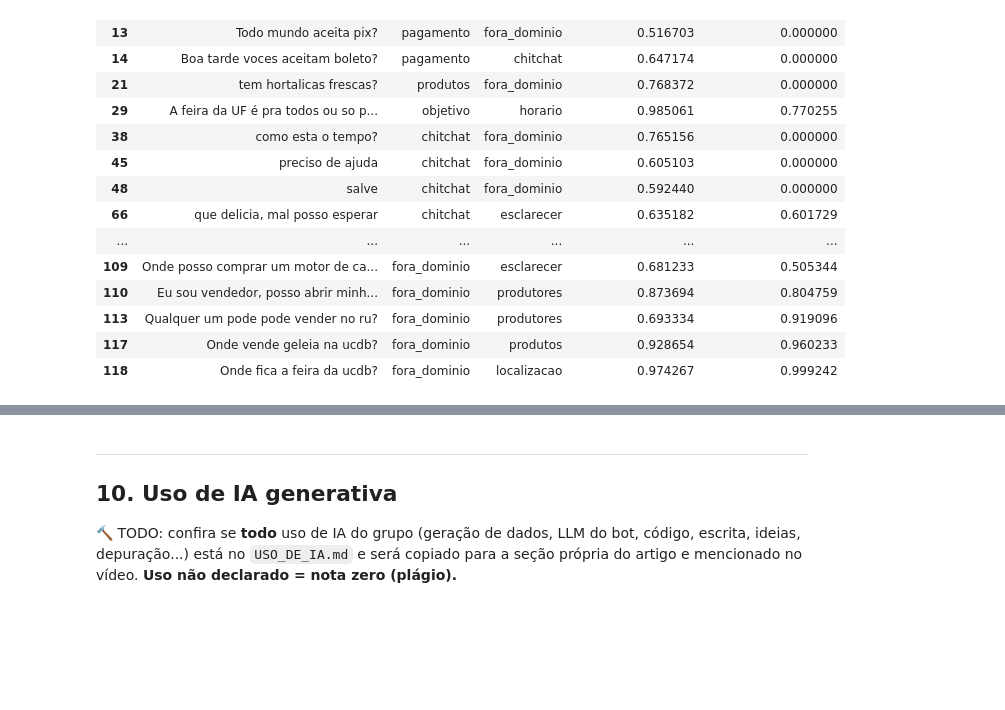
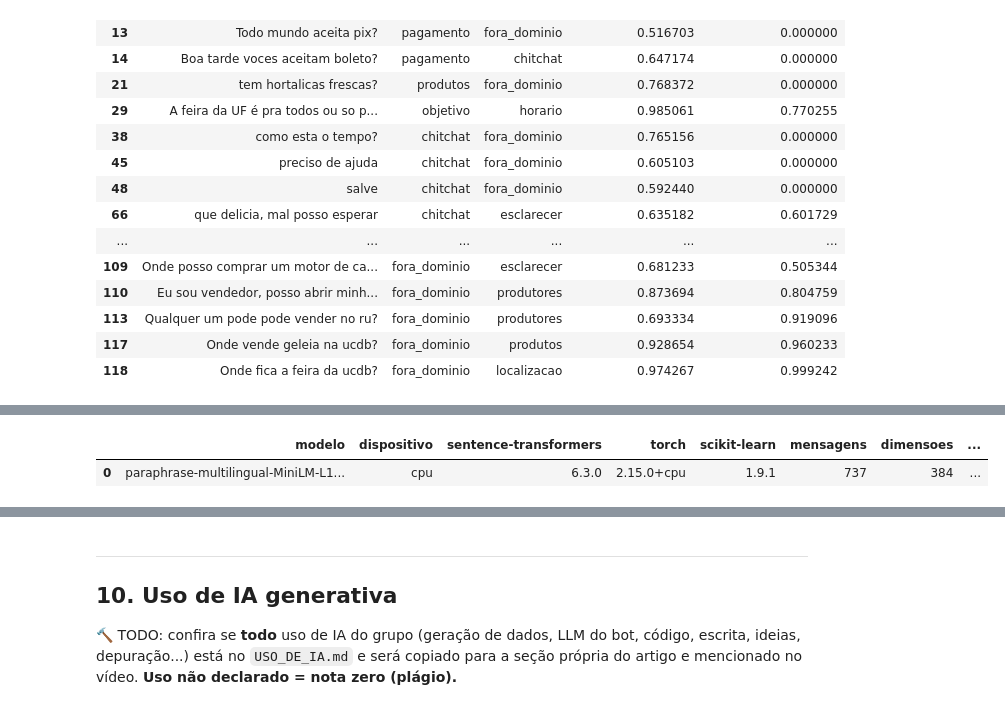
Before and after one commit to AbelardoOk/Chatbot-mercado-escola, a Jupyter notebook: notebooks/01_trabalho_grupo.ipynb, the cells around one changed output, grey strips where cells are left out. Cells and saved outputs as stored; diff of their text form; code cells hidden in the pictures; blank space fills up the shorter version.

```diff
--- a/notebooks/01_trabalho_grupo.ipynb
+++ b/notebooks/01_trabalho_grupo.ipynb
@@ -622,0 +648,48 @@ dtype: float64
+# %%
+from copy import deepcopy
+from importlib.metadata import version
+from time import perf_counter
+
+from sklearn.base import clone
+from chatbot.representacoes import EmbeddingsSentenca
+
+textos_a4 = treino["texto"].tolist()
+encoder_a4 = EmbeddingsSentenca(
+    modelo="paraphrase-multilingual-MiniLM-L12-v2",
+    normalizar_vetores=True,
+)
+
+inicio_a4 = perf_counter()
+encoder_a4.fit(textos_a4)
+tempo_carregamento_a4 = perf_counter() - inicio_a4
+
+inicio_a4 = perf_counter()
+vetores_a4 = encoder_a4.transform(textos_a4)
+tempo_vetorizacao_a4 = perf_counter() - inicio_a4
+
+assert vetores_a4.shape == (len(textos_a4), 384)
+assert np.isfinite(vetores_a4).all()
+np.testing.assert_allclose(
+    np.linalg.norm(vetores_a4, axis=1), 1.0, rtol=1e-5, atol=1e-6
+)
+
+ambiente_a4 = {
+    "modelo": encoder_a4.modelo,
+    "dispositivo": str(encoder_a4._carregar().device),
+    "sentence-transformers": version("sentence-transformers"),
+    "torch": version("torch"),
+    "scikit-learn": version("scikit-learn"),
+    "mensagens": len(textos_a4),
+    "dimensoes": vetores_a4.shape[1],
+    "carregamento_s": tempo_carregamento_a4,
+    "geracao_vetores_s": tempo_vetorizacao_a4,
+    "memoria_vetores_mb": vetores_a4.nbytes / (1024 ** 2),
+    "parametros_modelo": sum(p.numel() for p in encoder_a4._carregar().parameters()),
+    "memoria_pesos_mb": sum(
+        p.numel() * p.element_size() for p in encoder_a4._carregar().parameters()
+    ) / (1024 ** 2),
+}
+display(pd.DataFrame([ambiente_a4]))
+# %% [output]
+|  | modelo | dispositivo | sentence-transformers | torch | scikit-learn | mensagens | dimensoes | ... |
+| 0 | paraphrase-multilingual-MiniLM-L1... | cpu | 6.3.0 | 2.15.0+cpu | 1.9.1 | 737 | 384 | ... |
```
Also changed, not shown: parts of 6 cells of this notebook, 1 other file.
